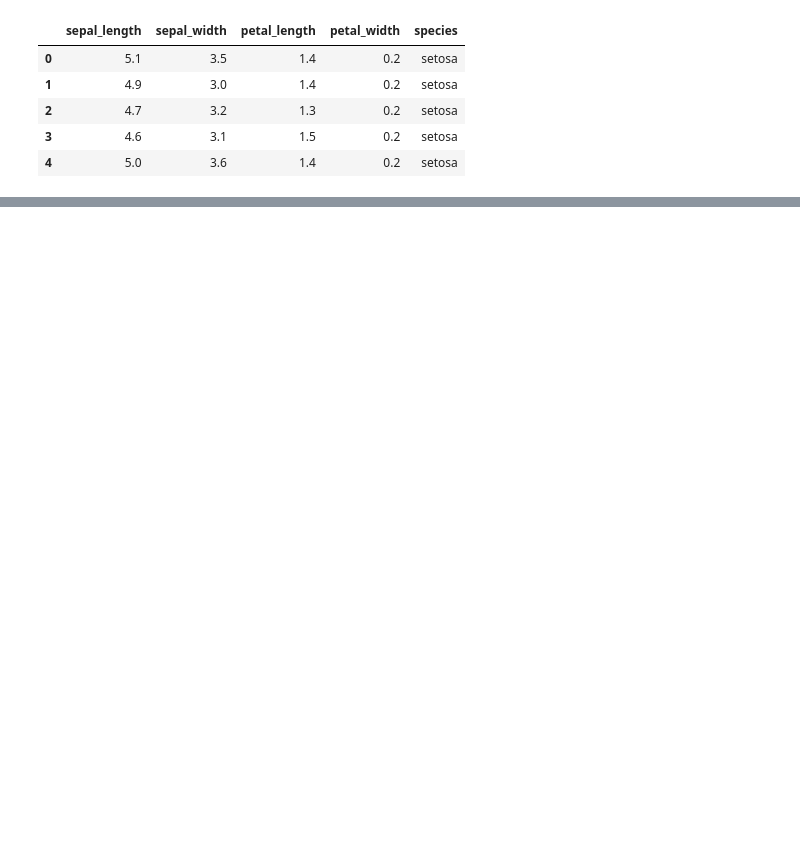
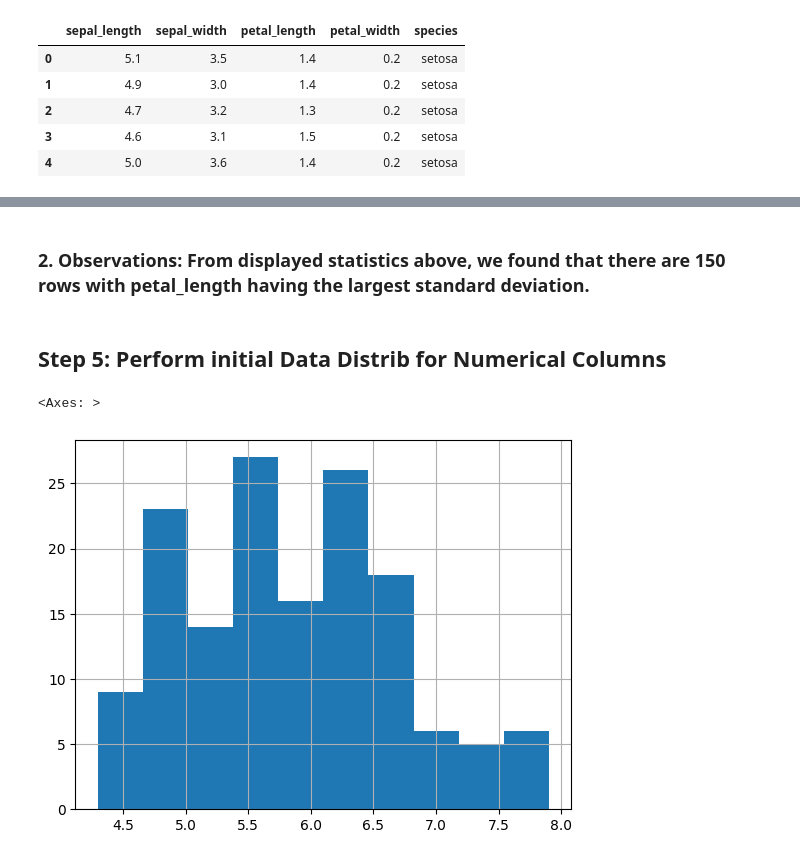
Before and after one commit to ctranimal/datafun-04-eda, a Jupyter notebook: tran-notebook.ipynb, the cells around one changed output, grey strips where cells are left out. Saved outputs shown, nothing was run; the diff lists cells and outputs as text; code cells hidden in the pictures; blank space fills up the shorter version.

Commit message:
Implemented 1->9 steps for file tran-notebook.ipynb and updated README.MD file for the project.

```diff
--- a/tran-notebook.ipynb
+++ b/tran-notebook.ipynb
@@ -48,0 +114,10 @@ iris_df.head()
+# %% [markdown]
+### 2. Observations: From displayed statistics above, we found that there are 150 rows with petal_length having the largest standard deviation.
+# %% [markdown]
+## Step 5: Perform initial Data Distrib for Numerical Columns
+# %%
+#inspect histograms
+iris_df['sepal_length'].hist()
+# %% [output]
+<Axes: >
+[figure, added]
```
Also changed, not shown: parts of 28 cells of this notebook, 1 other file.
